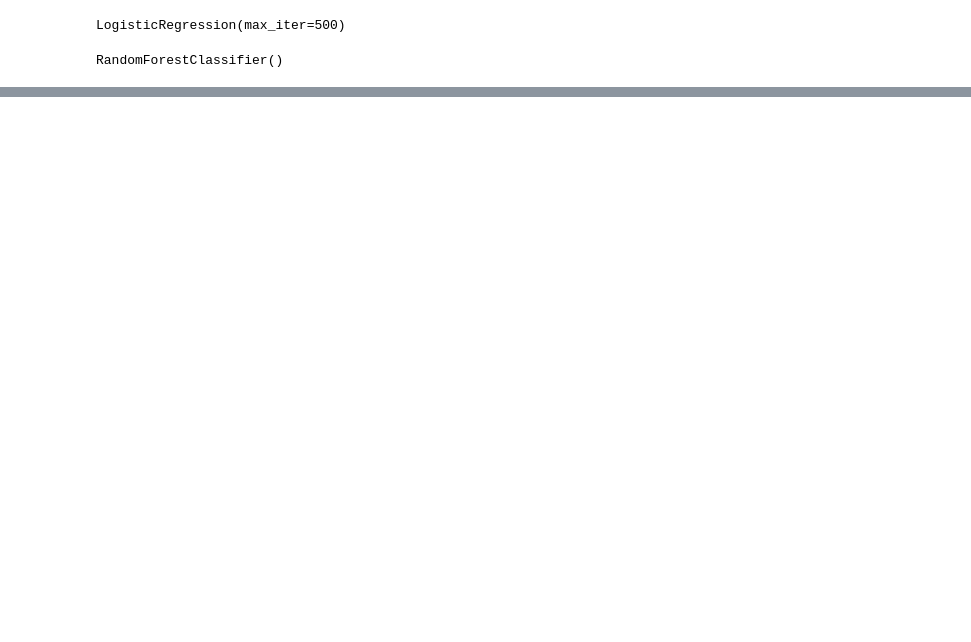
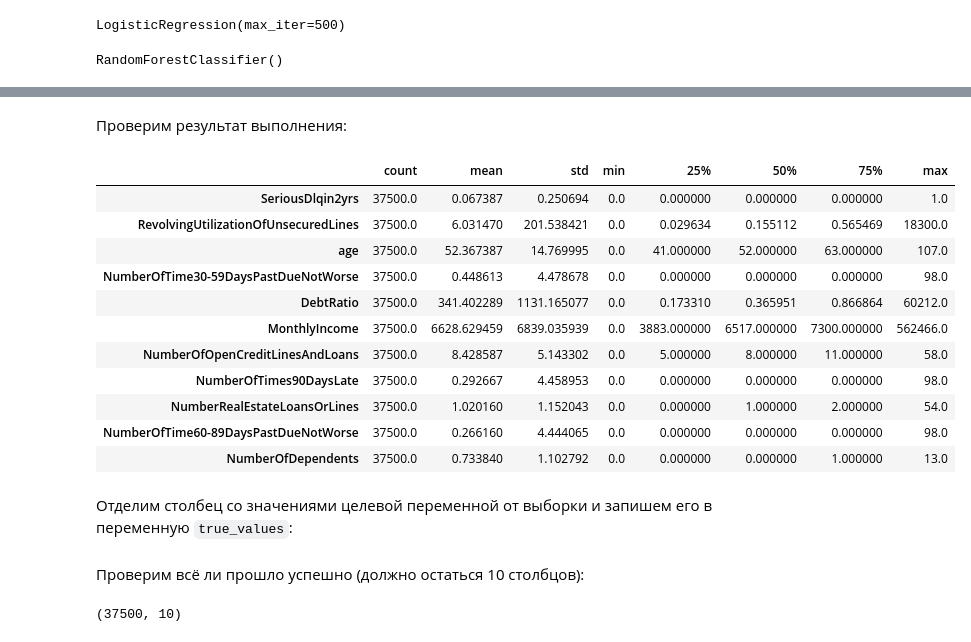
Before and after one commit to bahtey101/Credit_Scoring, a Jupyter notebook: Credit_Scoring.ipynb, the cells around one changed output, grey strips where cells are left out. Cells and saved outputs as stored; diff of their text form; code cells hidden in the pictures; blank space fills up the shorter version.

```diff
--- a/Credit_Scoring.ipynb
+++ b/Credit_Scoring.ipynb
@@ -179,7 +178,7 @@ from sklearn import linear_model, ensemble
 # %% [markdown]
 Теперь можно приступать к созданию. Начнём с модели логистической регрессии, в конструкторе которой, установим значение макисмального числа итераций `max_iter` равным пятистам:
 # %%
-logictic_reg_model = linear_model.LogisticRegression(max_iter=500)
+logistic_reg_model = linear_model.LogisticRegression(max_iter=500)
 # %%
 logictic_reg_model
 # %% [output]
@@ -206,8 +205,8 @@ RandomForestClassifier()
 # %%
-logictic_reg_model.fit(training_data, target_values)
+logistic_reg_model.fit(train_data, target_values)
 # %% [output]
 LogisticRegression(max_iter=500)
 # %%
-random_forest_model.fit(training_data, target_values)
+random_forest_model.fit(train_data, target_values)
 # %% [output]
 RandomForestClassifier()
@@ -213,0 +240,23 @@ RandomForestClassifier()
+# %%
+test_data['MonthlyIncome'].fillna(train_data['MonthlyIncome'].mean(), inplace=True)
+
+test_data['NumberOfDependents'].fillna(0, inplace=True)
+# %% [markdown]
+Проверим результат выполнения:
+# %%
+test_data.describe().T
+# %% [output]
+|  | count | mean | std | min | 25% | 50% | 75% | max |
+| SeriousDlqin2yrs | 37500.0 | 0.067387 | 0.250694 | 0.0 | 0.000000 | 0.000000 | 0.000000 | 1.0 |
+| RevolvingUtilizationOfUnsecuredLines | 37500.0 | 6.031470 | 201.538421 | 0.0 | 0.029634 | 0.155112 | 0.565469 | 18300.0 |
+| age | 37500.0 | 52.367387 | 14.769995 | 0.0 | 41.000000 | 52.000000 | 63.000000 | 107.0 |
+| NumberOfTime30-59DaysPastDueNotWorse | 37500.0 | 0.448613 | 4.478678 | 0.0 | 0.000000 | 0.000000 | 0.000000 | 98.0 |
+| DebtRatio | 37500.0 | 341.402289 | 1131.165077 | 0.0 | 0.173310 | 0.365951 | 0.866864 | 60212.0 |
+| MonthlyIncome | 37500.0 | 6628.629459 | 6839.035939 | 0.0 | 3883.000000 | 6517.000000 | 7300.000000 | 562466.0 |
+| NumberOfOpenCreditLinesAndLoans | 37500.0 | 8.428587 | 5.143302 | 0.0 | 5.000000 | 8.000000 | 11.000000 | 58.0 |
+| NumberOfTimes90DaysLate | 37500.0 | 0.292667 | 4.458953 | 0.0 | 0.000000 | 0.000000 | 0.000000 | 98.0 |
+| NumberRealEstateLoansOrLines | 37500.0 | 1.020160 | 1.152043 | 0.0 | 0.000000 | 1.000000 | 2.000000 | 54.0 |
+| NumberOfTime60-89DaysPastDueNotWorse | 37500.0 | 0.266160 | 4.444065 | 0.0 | 0.000000 | 0.000000 | 0.000000 | 98.0 |
+| NumberOfDependents | 37500.0 | 0.733840 | 1.102792 | 0.0 | 0.000000 | 0.000000 | 1.000000 | 13.0 |
+# %% [markdown]
+Отделим столбец со значениями целевой переменной от выборки и запишем его в переменную `true_values`:
@@ -213,0 +267,6 @@ RandomForestClassifier()
+# %% [markdown]
+Проверим всё ли прошло успешно (должно остаться 10 столбцов):
+# %%
+test_data.shape
+# %% [output]
+(37500, 10)
```
Also changed, not shown: parts of 32 cells of this notebook.
